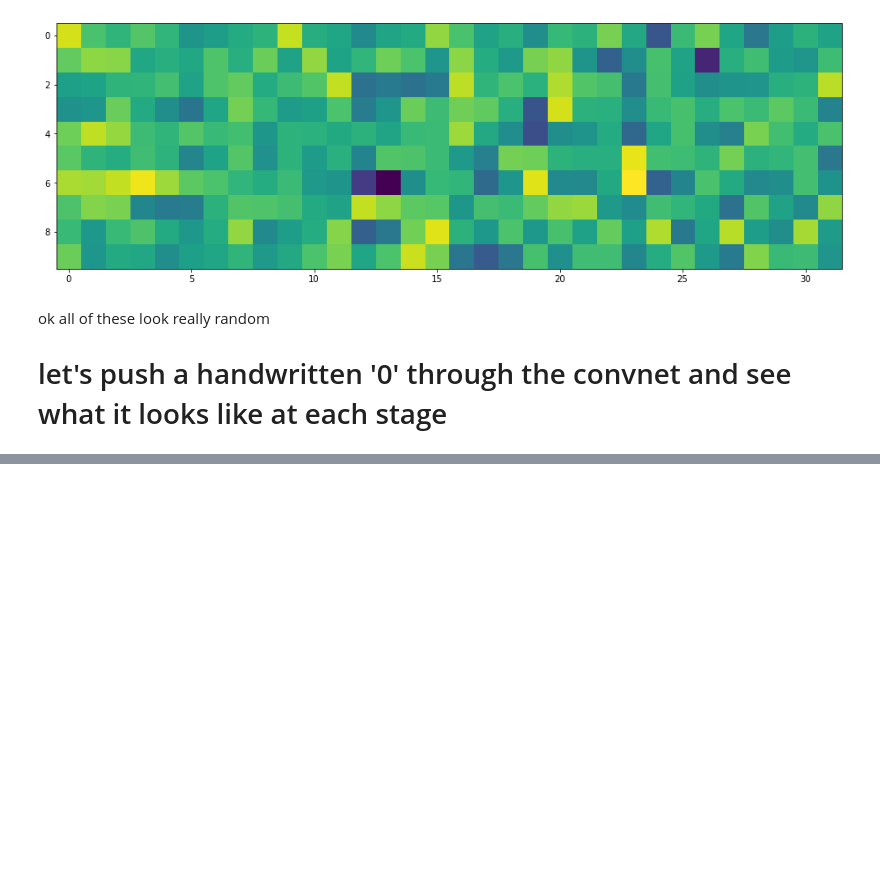
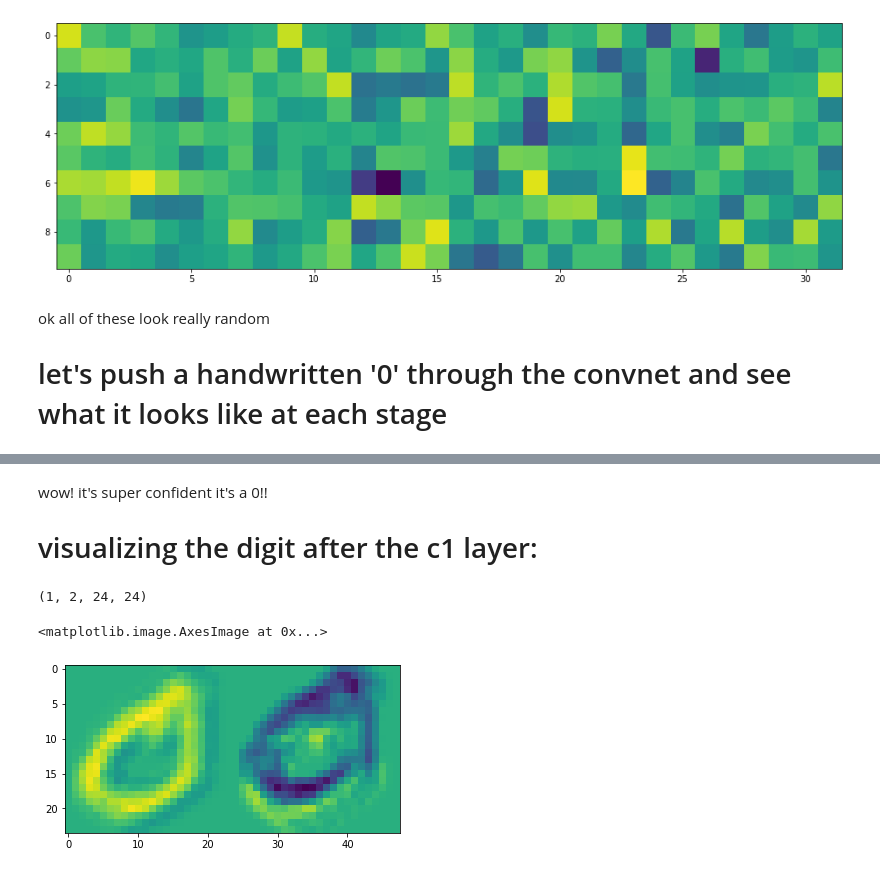
Before and after one commit to seangao14/mnist-cnn-visualizer, a Jupyter notebook: playground.ipynb, the cells around one changed output, grey strips where cells are left out. Drawn from its saved outputs; the diff is of its cells as text; code cells hidden in the pictures; blank space fills up the shorter version.

```diff
--- a/playground.ipynb
+++ b/playground.ipynb
@@ -68,0 +93,14 @@ ok all of these look really random
+# %% [markdown]
+wow! it's super confident it's a 0!!
+# visualizing the digit after the c1 layer:
+# %%
+c1 = model.c1(zero)
+c1 = c1.detach().numpy()
+print(c1.shape)
+c1 = c1.reshape((2,24,24))
+c1_cat = np.concatenate((c1[:]), axis=1)
+plt.imshow(c1_cat)
+# %% [output]
+(1, 2, 24, 24)
+<matplotlib.image.AxesImage at 0x...>
+[figure, added]
```
Also changed, not shown: parts of 9 cells of this notebook.
